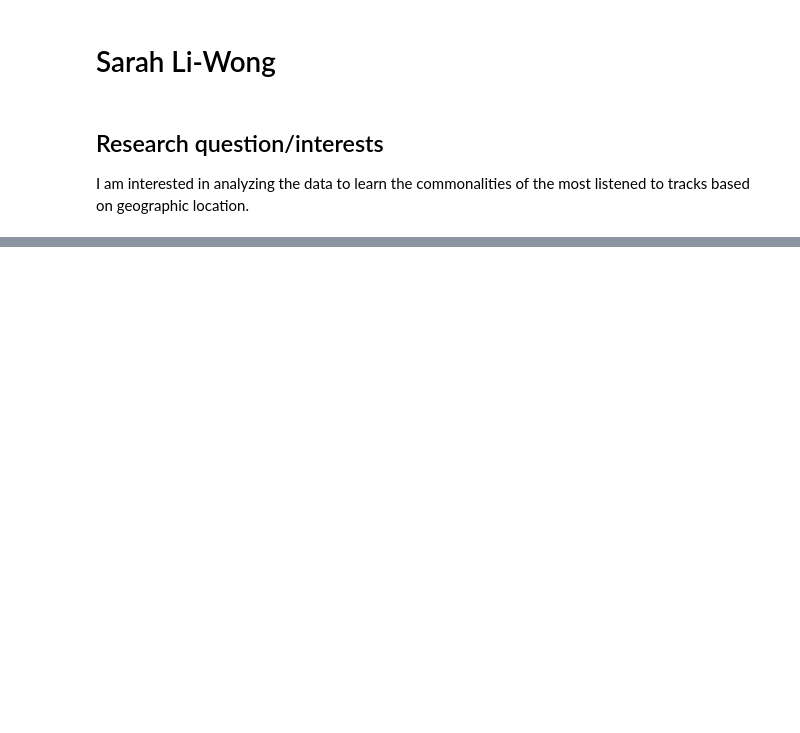
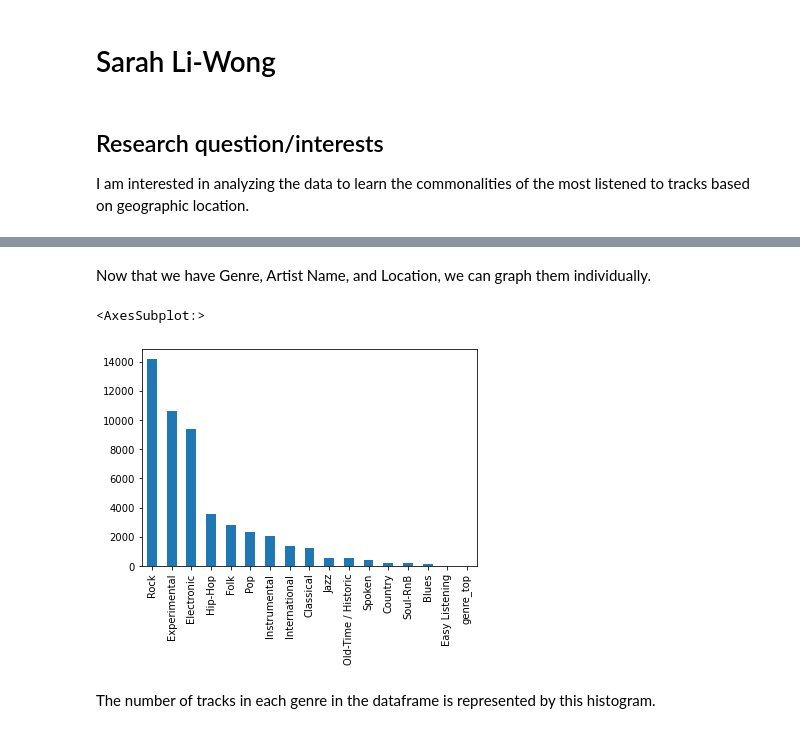
Before and after one commit to Rock-it-science/project-group17-project, a Jupyter notebook: notebooks/analysis3.ipynb, the cells around one changed output, grey strips where cells are left out. Saved outputs shown, nothing was run; the diff lists cells and outputs as text; code cells hidden in the pictures; blank space fills up the shorter version.

```diff
--- a/notebooks/analysis3.ipynb
+++ b/notebooks/analysis3.ipynb
@@ -8,2 +18,2 @@ import pandas as pd
 # %%
-pd.read_csv("../data/raw/tracks.csv", low_memory=False)
+tracks = pd.read_csv("../data/raw/tracks.csv", low_memory=False)
@@ -23,0 +114,3 @@ pd.read_csv("../data/raw/tracks.csv", low_memory=False)
+# %%
+tracks_subcat = tracks[['Unnamed: 0', 'track.7', 'artist.12', 'artist.9']].rename(columns={'Unnamed: 0': 'Track ID', 'track.7': 'Genre', 'artist.12': 'Artist Name', 'artist.9': 'Location'})
+tracks_subcat
@@ -23,0 +131,12 @@ pd.read_csv("../data/raw/tracks.csv", low_memory=False)
+# %% [markdown]
+Now that we have Genre, Artist Name, and Location, we can graph them individually.
+# %%
+# Histogram for Genres in dataframe
+plt.figure()
+genre_sizes = tracks_subcat.iloc[:, 1].value_counts()
+genre_sizes.plot(kind='bar')
+# %% [output]
+<AxesSubplot:>
+[figure, added]
+# %% [markdown]
+The number of tracks in each genre in the dataframe is represented by this histogram.
```
Also changed, not shown: parts of 16 cells of this notebook, 1 other file.
